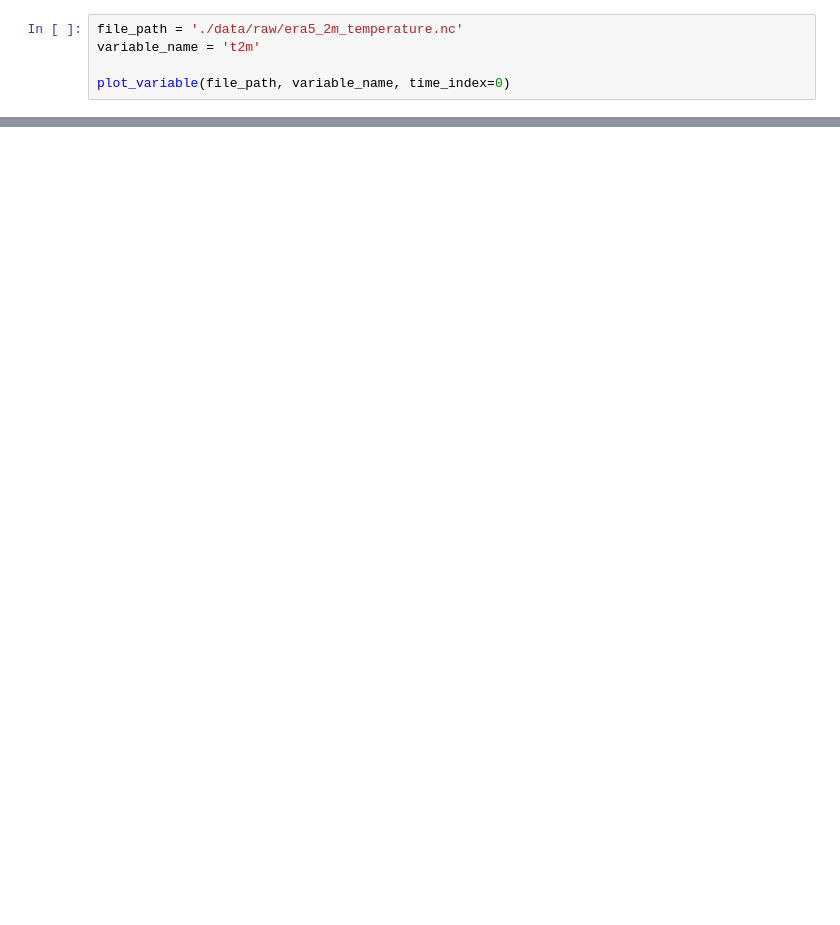
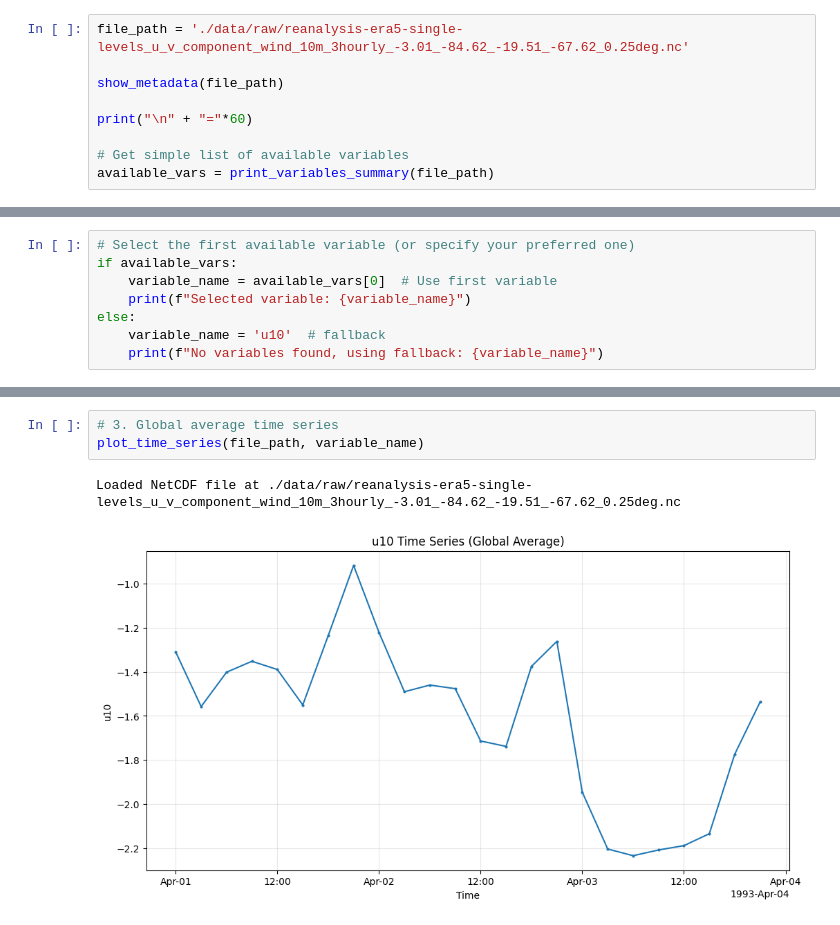
Before and after one commit to dbrisaro/climate_data_retrieval, a Jupyter notebook: usage_visualizer.ipynb, the cells around one changed output, grey strips where cells are left out. Drawn from its saved outputs; the diff is of its cells as text; blank space fills up the shorter version.

Commit message:
agrego funciones de visualizacion y metadata

```diff
--- a/usage_visualizer.ipynb
+++ b/usage_visualizer.ipynb
@@ -5,6 +6,10 @@ from piscis import nc_loader, plot_variable
 # %%
-file_path = './data/raw/era5_2m_temperature.nc'
-variable_name = 't2m'
+file_path = './data/raw/reanalysis-era5-single-levels_u_v_component_wind_10m_3hourly_-3.01_-84.62_-19.51_-67.62_0.25deg.nc'
 
-plot_variable(file_path, variable_name, time_index=0)
+show_metadata(file_path)
+
+print("\n" + "="*60)
+
+# Get simple list of available variables
+available_vars = print_variables_summary(file_path)
 # %% [output]
@@ -11,0 +33,8 @@ plot_variable(file_path, variable_name, time_index=0)
+# %%
+# Select the first available variable (or specify your preferred one)
+if available_vars:
+    variable_name = available_vars[0]  # Use first variable
+    print(f"Selected variable: {variable_name}")
+else:
+    variable_name = 'u10'  # fallback
+    print(f"No variables found, using fallback: {variable_name}")
@@ -11,0 +71,6 @@ plot_variable(file_path, variable_name, time_index=0)
+# %%
+# 3. Global average time series
+plot_time_series(file_path, variable_name)
+# %% [output]
+Loaded NetCDF file at ./data/raw/reanalysis-era5-single-levels_u_v_component_wind_10m_3hourly_-3.01_-84.62_-19.51_-67.62_0.25deg.nc
+[figure, added]
```
Also changed, not shown: parts of 13 cells of this notebook, 8 other files.
